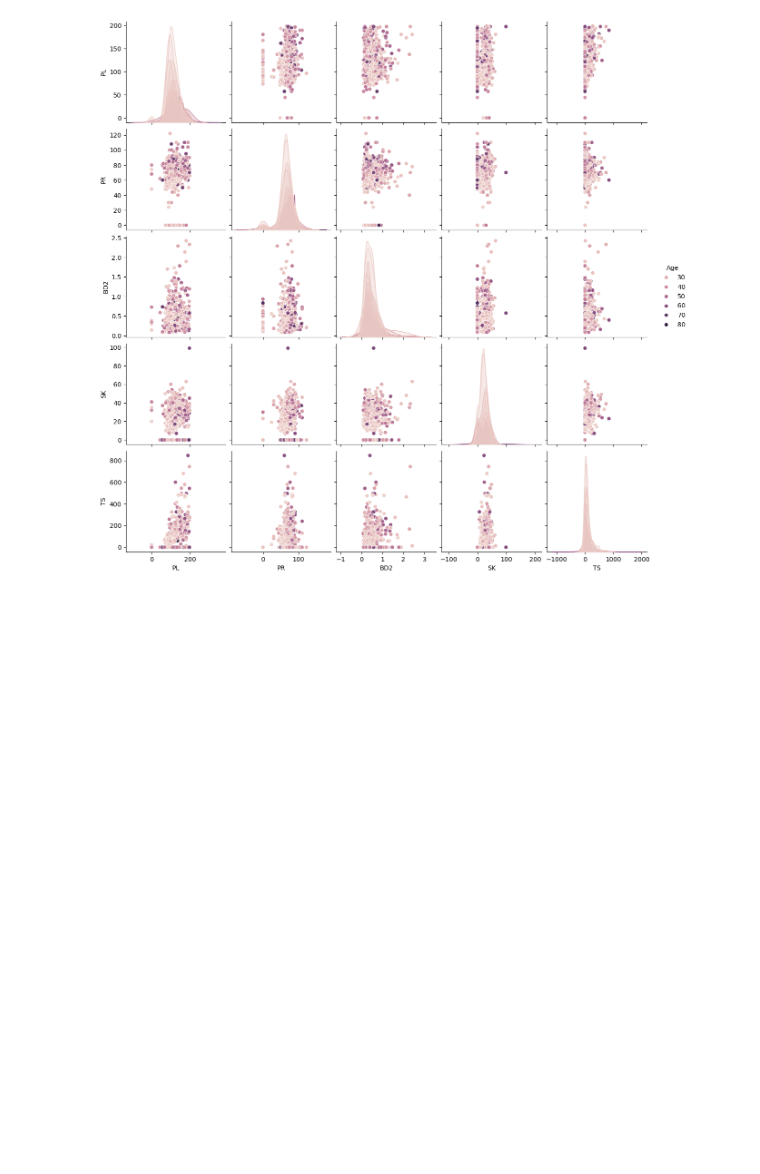
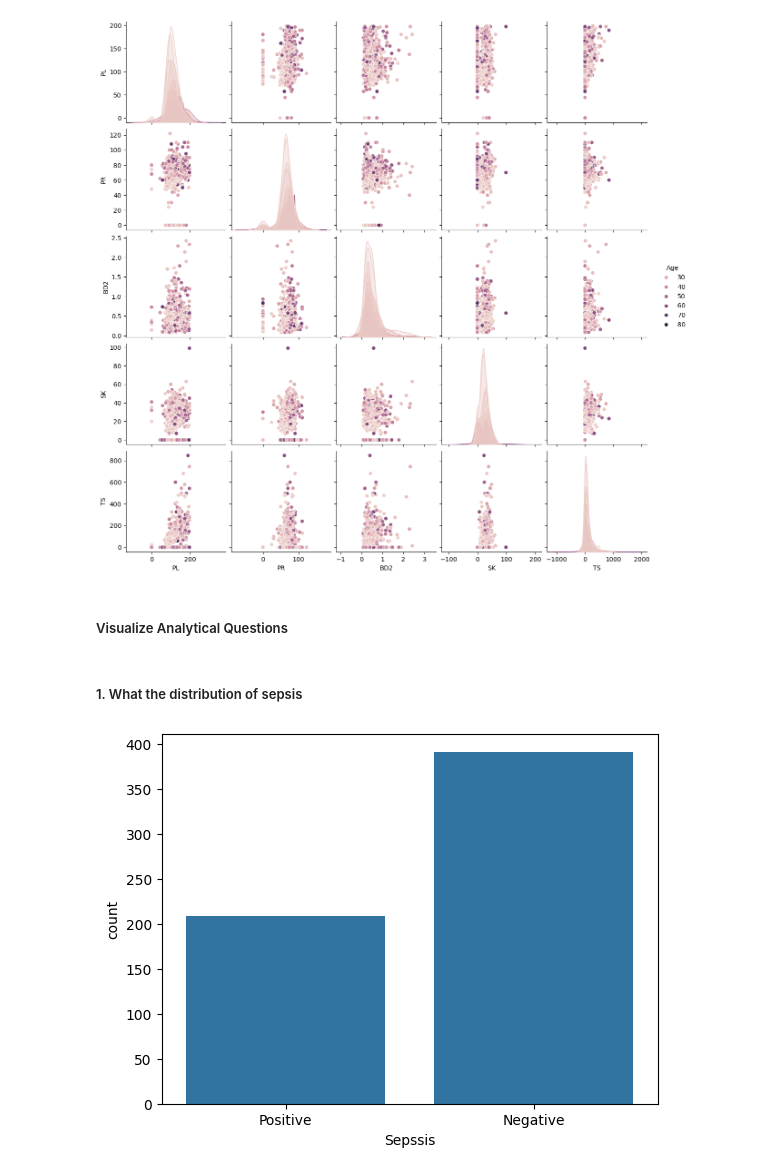
Before and after one commit to CodeGraceWanjiku/Sepsis_Prediction_API, a Jupyter notebook: notebook.ipynb, the cells around one changed output. Drawn from its saved outputs; the diff is of its cells as text; code cells hidden in the pictures; blank space fills up the shorter version.

```diff
--- a/notebook.ipynb
+++ b/notebook.ipynb
@@ -245,3 +277,13 @@ sns.pairplot(data=blood_features,hue='Age')
 # %% [output]
 <seaborn.axisgrid.PairGrid at 0x...>
 [figure]
+# %% [markdown]
+##### Visualize Analytical Questions
+# %% [markdown]
+##### 1. What the distribution of sepsis
+# %%
+# Distribution of Sepsis
+sns.countplot(x='Sepssis',data=train_data)
+plt.show()
+# %% [output]
+[figure, added]
```
Also changed, not shown: parts of 48 cells of this notebook, 7 other files.
